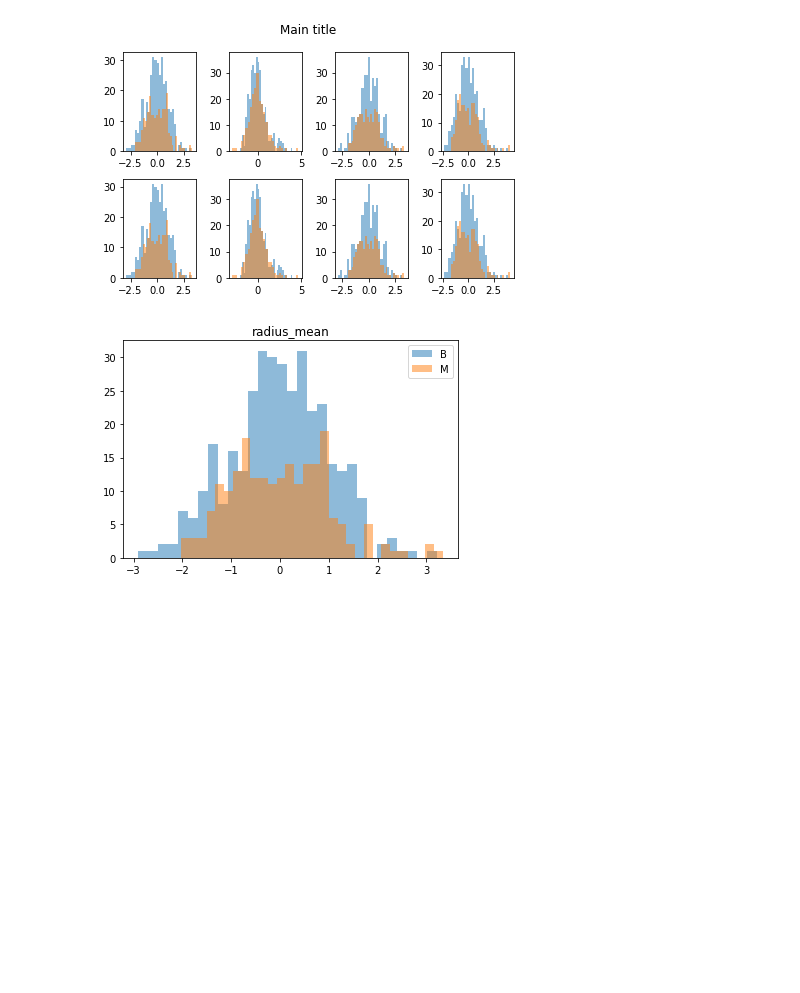
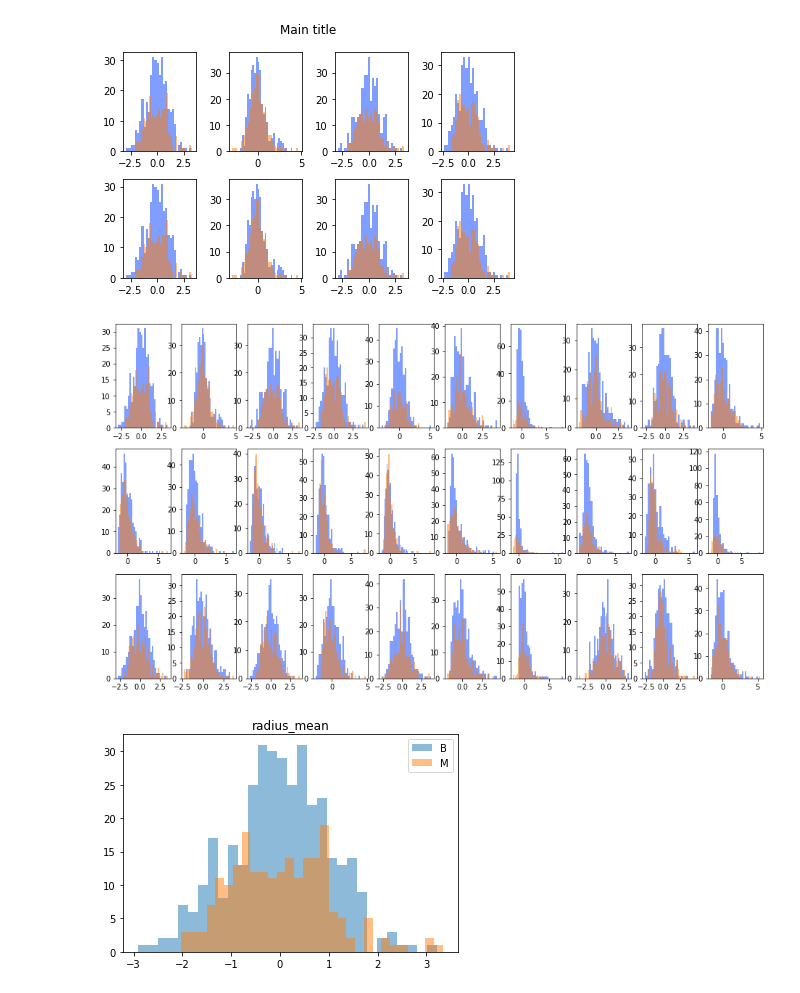
Before and after one commit to lucasabdalah/Exploratory-Data-Analisys, a Jupyter notebook: code/hw1/data_investigation.ipynb, the cells around one changed output. Saved outputs shown, nothing was run; the diff lists cells and outputs as text; code cells hidden in the pictures; blank space fills up the shorter version.

Commit message:
loop to plot histrograms

```diff
--- a/code/hw1/data_investigation.ipynb
+++ b/code/hw1/data_investigation.ipynb
@@ -112,10 +125,10 @@ for row_num in range(n_rows):
     i = 0
     for col_num in numeric_columns[0:4]:
         ax = axes[row_num][i]
-
+        # ax = axes[i]
+        # print([row_num, i])
         ax.hist(dfB[col_num], bins = 30, alpha = 0.5, label = 'B')
         ax.hist(dfM[col_num], bins = 30, alpha = 0.5, label = 'M')
-        ax.set_title(f'Plot {row_num+1}, {col_num+1}')
         i += 1
 
 fig.suptitle('Main title')
@@ -123,6 +136,23 @@ fig.tight_layout()
 plt.show()
 # %% [output]
 [figure]
+# %%
+n_rows = 3
+n_cols = 10
+
+fig1, axes1 = plt.subplots(n_rows, n_cols, figsize=(16,9));
+
+i = 0;
+for ii in range(n_rows):
+        for jj in range(n_cols):
+                # print(numeric_columns[i])
+                ax = axes1[ii];
+                ax[jj].hist(dfB[numeric_columns[i]], bins = 30, alpha = 0.5)
+                ax[jj].hist(dfM[numeric_columns[i]], bins = 30, alpha = 0.5)
+                i+=1;
+plt.show()
+# %% [output]
+[figure, added]
 # %%
 for i in numeric_columns[0:10]:
     plt.figure(i)
```
Also changed, not shown: parts of 2 cells of this notebook.
